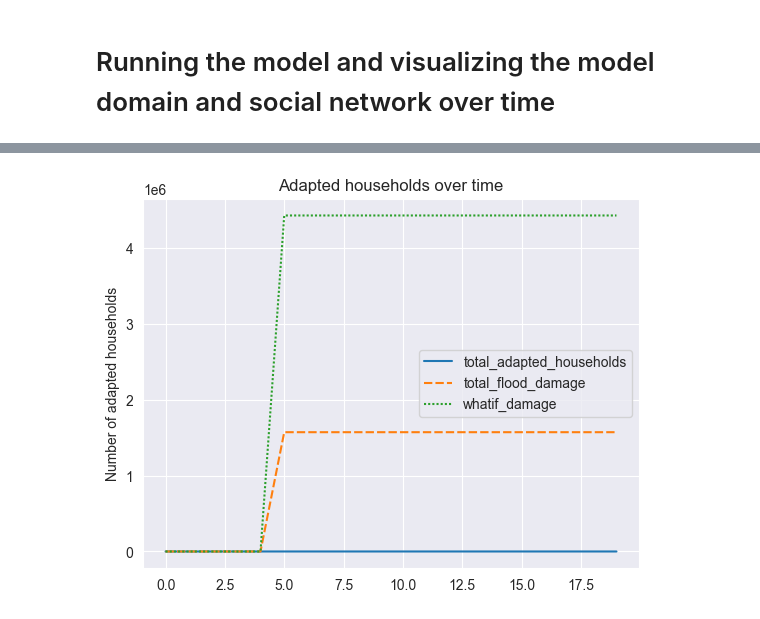
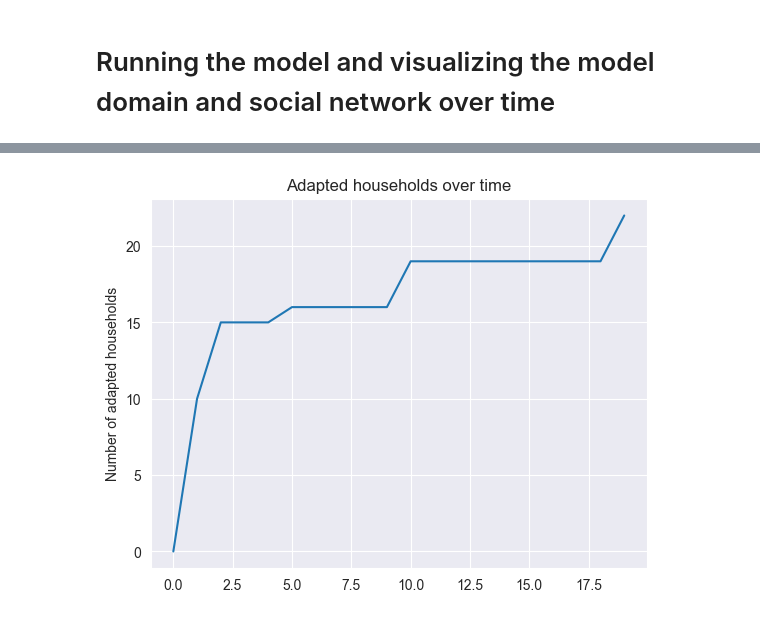
Before and after one commit to ElizeBr/ABM-Flood-adaptation-assignment, a Jupyter notebook: model/demo.ipynb, the cells around one changed output, grey strips where cells are left out. Drawn from its saved outputs; the diff is of its cells as text; code cells hidden in the pictures.

```diff
--- a/model/demo.ipynb
+++ b/model/demo.ipynb
@@ -179,6 +132,7 @@ model_data
 # %%
 model_data = model.datacollector.get_model_vars_dataframe()
-g = sns.lineplot(data=model_data)
+adapted_households = model_data['total_adapted_households'].values
+g = sns.lineplot(data=adapted_households)
 g.set(title="Adapted households over time", ylabel="Number of adapted households");
 # %% [output]
-[figure, old version]
+[figure, new version]
```
Also changed, not shown: parts of 6 cells of this notebook, 3 other files.
